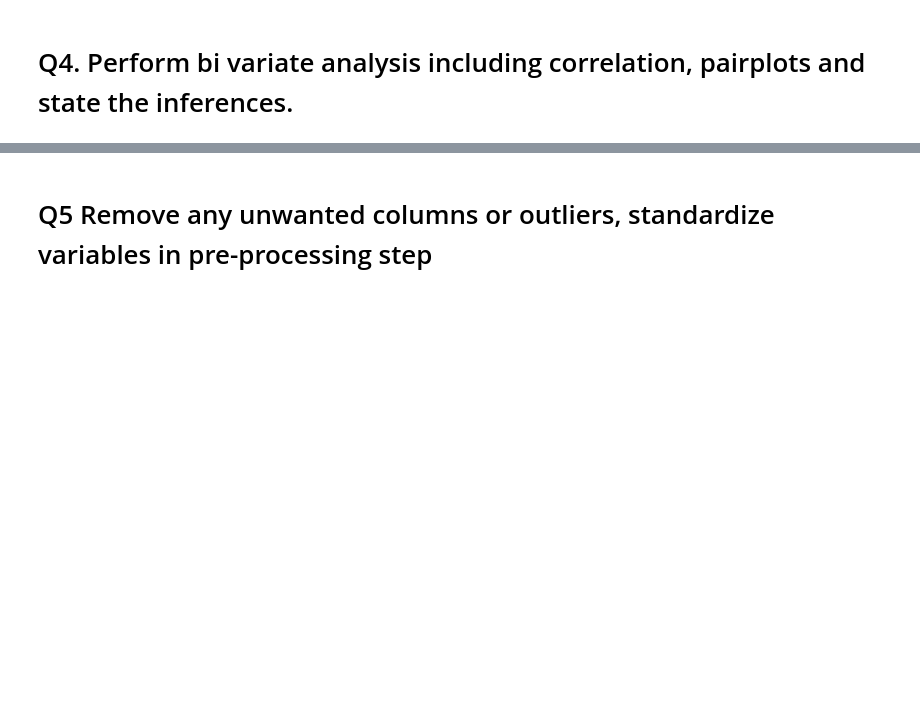
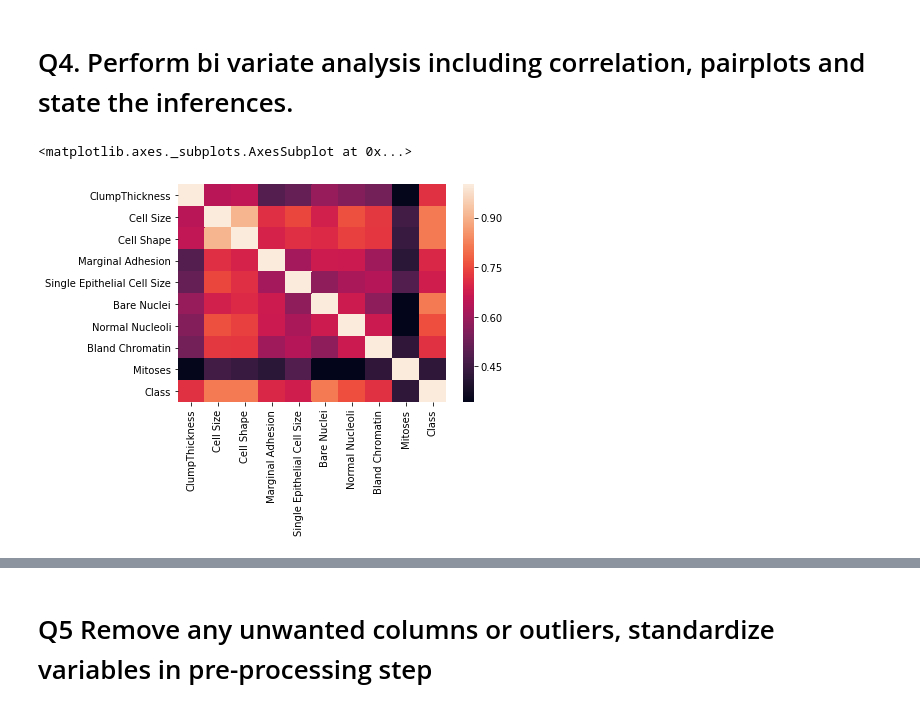
Before and after one commit to GreatLearningAIML1/bangalore-aug19-batch-knightriderX, a Jupyter notebook: Residency5/R5_Internal_Lab_PCA_PBRS_KG_Solutions.ipynb, the cells around one changed output, grey strips where cells are left out. Saved outputs shown, nothing was run; the diff lists cells and outputs as text; code cells hidden in the pictures; blank space fills up the shorter version.

```diff
--- a/Residency5/R5_Internal_Lab_PCA_PBRS_KG_Solutions.ipynb
+++ b/Residency5/R5_Internal_Lab_PCA_PBRS_KG_Solutions.ipynb
@@ -41,0 +150,3 @@ bcd_df.head(10)
+# %%
+bcd_df_temp['Bare Nuclei'] = pd.to_numeric(bcd_df_temp['Bare Nuclei'])
+bcd_df_temp.info()
@@ -42,4 +170,6 @@ bcd_df.head(10)
 # %%
+bcd_df_temp['Bare Nuclei'].replace(np.nan,bcd_df_temp['Bare Nuclei'].median(),inplace=True)
 # No missing values found. So let us try to remove ? from bare nuclei column
 
 # Get count of rows having ?
+bcd_df_temp.info()
@@ -46,3 +193,6 @@ bcd_df.head(10)
 # %%
 # 16 values are corrupted. We can either delete them as it forms roughly 2% of data.
 # Here we would like to impute it with suitable values
+# %%
+bcd_df = bcd_df_temp.drop_duplicates()
+bcd_df.info()
@@ -48,0 +216,3 @@ bcd_df.head(10)
+# %%
+bcd_df.drop(labels='ID',axis=1,inplace=True)
+bcd_df.info()
@@ -50,6 +240,10 @@ bcd_df.head(10)
 # Q4. Perform bi variate analysis including correlation, pairplots and state the inferences.
 # %%
 # Check for correlation of variable
+sns.heatmap(bcd_df.corr())
+# %% [output]
+<matplotlib.axes._subplots.AxesSubplot at 0x...>
+[figure, added]
 # %%
 # Cell size shows high significance with cell shape,marginal adhesion, single epithelial cell size,bare nuclei, normal nucleoli
 # and bland chromatin
```
Also changed, not shown: parts of 25 cells of this notebook.
